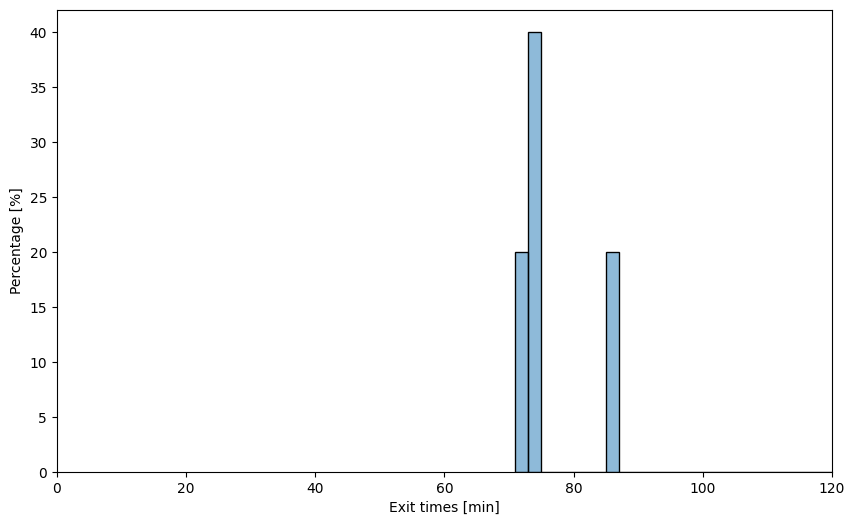
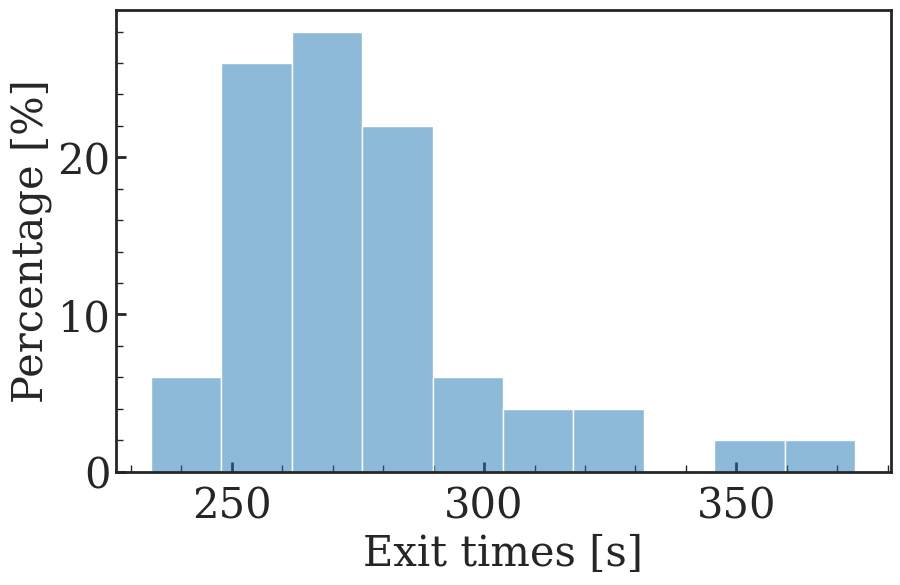
The notebook cell's code change between the first figure and the second:
--- before
+++ after
@@ -9,5 +9,5 @@
 
 # Fix the scales for conc, time and position (adjust the units in plot titles accordingly)
-t_unit = 1 # min # use seconds here as in 
+t_unit = 10 # s # use seconds here as in 
 r_unit = 0.4 # cm
 beta_scale = 1e+04
@@ -16,4 +16,5 @@
 
 data = "/home/ecasual/Documents/Uni/droplet-maze/simulation-code/data"
+data = "/home/ecasual/Documents/Uni/droplet-maze/simulation-code/output/1_particles"
 #data = "/home/ecasual/Documents/Uni/droplet-maze/simulation-code/output/1_particles"
 #data = "/home/ecasual/Documents/Uni/droplet-maze/simulation-code/output/2_particles"
@@ -23,5 +24,5 @@
 
 # Create a seaborn histogram for Chemoattraction
-sns.histplot(exit_times * t_unit, stat='percent', label='Chemoattraction', color='tab:blue', alpha=0.5, line_kws={'linewidth':'5'},binwidth=2)
+sns.histplot(exit_times * t_unit, stat='percent', label='Chemoattraction', color='tab:blue', alpha=0.5, line_kws={'linewidth':'5'})
 
 # Overlay KDE plot for Chemoattraction with customized linestyle and linewidth
@@ -29,8 +30,8 @@
 
 # Plot settings
-plt.xlabel(r'Exit times [min]')
+plt.xlabel(r'Exit times [s]')
 plt.ylabel(r'Percentage [%]')
 #plt.legend()
-plt.xlim(0, 120)
+plt.xlim(0, 500)
 #plt.ylim(0, 15)
 

Commit: exact parameters as in ran comparison, turned off leaky exit, changed dead-zone = exit-zone